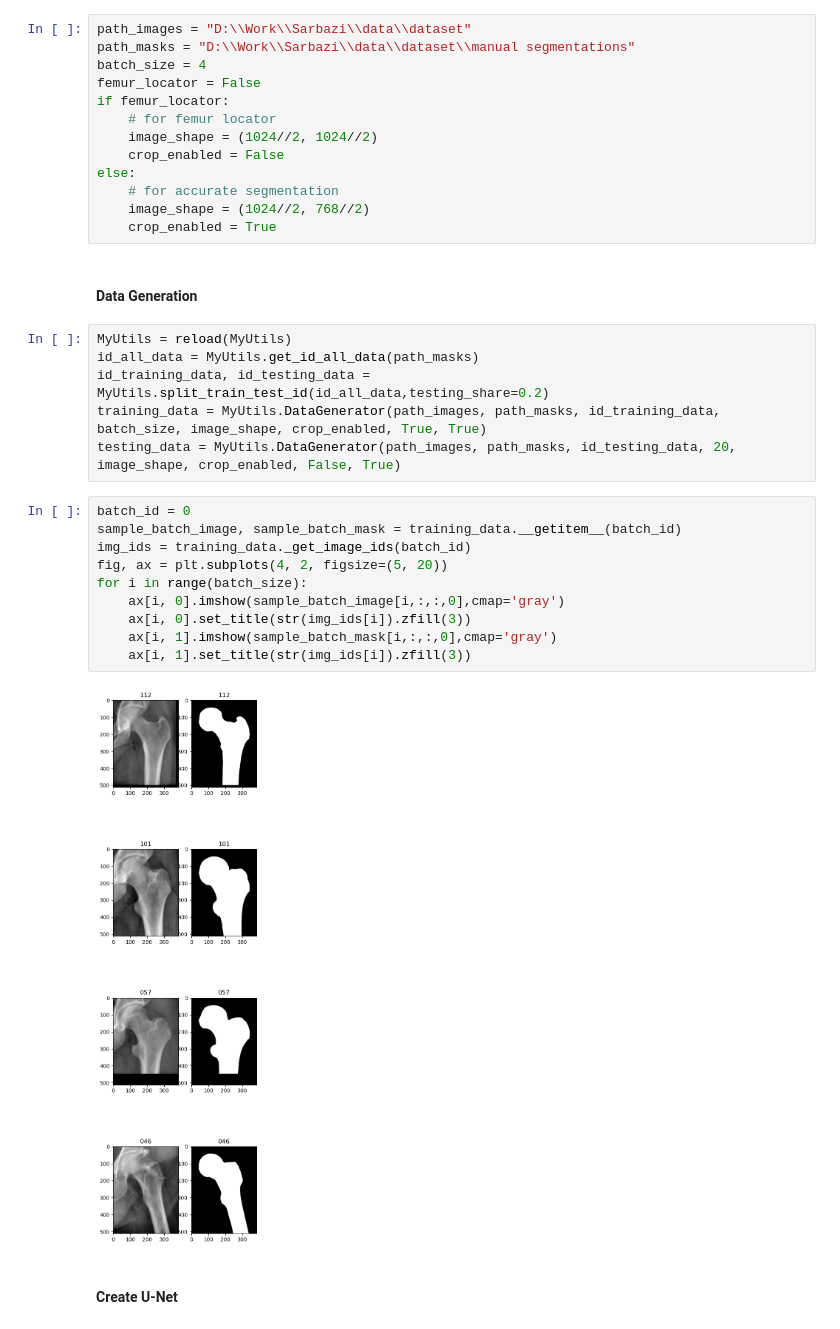
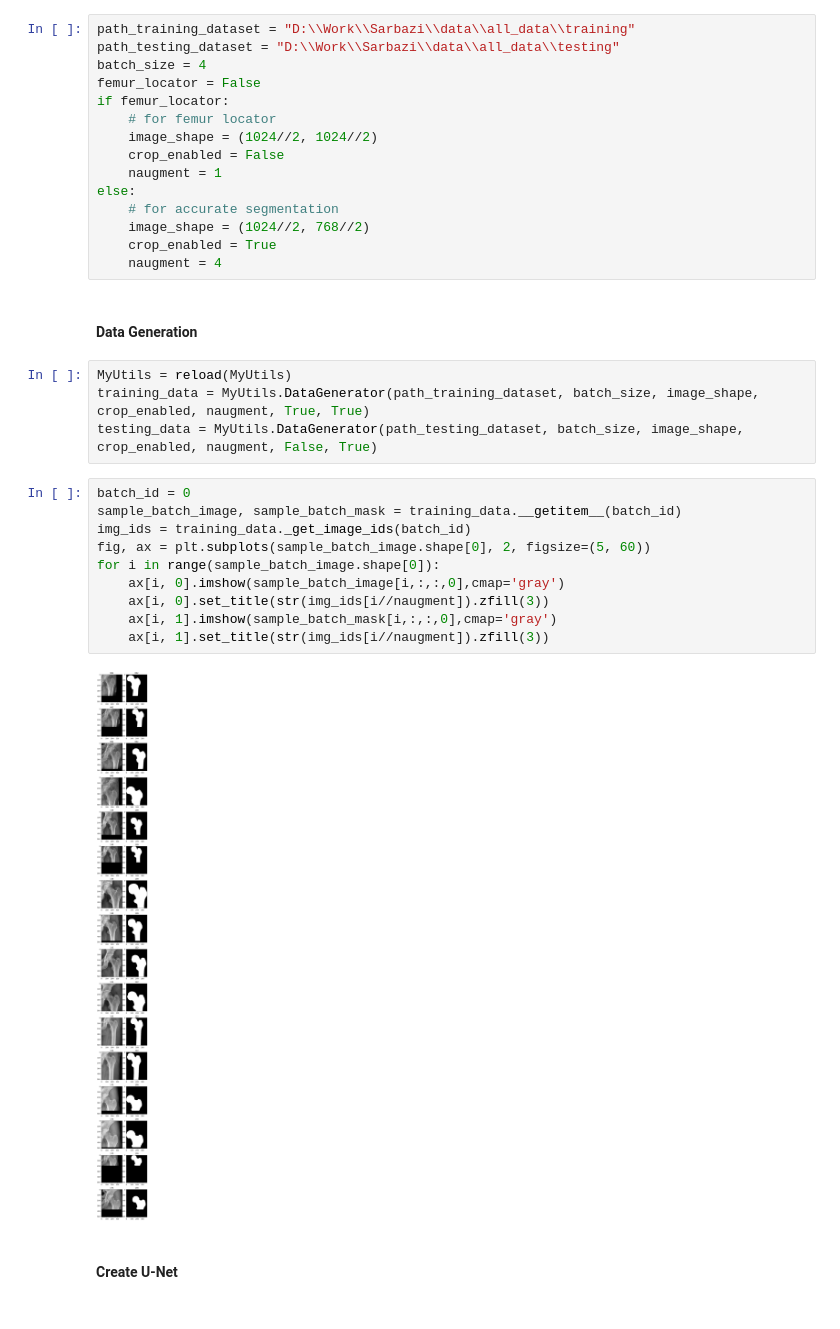
Before and after one commit to hmralavi/FemurSegmentation, a Jupyter notebook: Main_accurate.ipynb, the cells around one changed output. Drawn from its saved outputs; the diff is of its cells as text.

```diff
--- a/Main_accurate.ipynb
+++ b/Main_accurate.ipynb
@@ -12,38 +12,38 @@ import pickle
 # %% [markdown]
 #### User Input Data
 # %%
-path_images = "D:\\Work\\Sarbazi\\data\\dataset"
-path_masks = "D:\\Work\\Sarbazi\\data\\dataset\\manual segmentations"
+path_training_dataset = "D:\\Work\\Sarbazi\\data\\all_data\\training"
+path_testing_dataset = "D:\\Work\\Sarbazi\\data\\all_data\\testing"
 batch_size = 4
 femur_locator = False
 if femur_locator:
     # for femur locator
     image_shape = (1024//2, 1024//2)
     crop_enabled = False
+    naugment = 1
 else:
     # for accurate segmentation
     image_shape = (1024//2, 768//2)
     crop_enabled = True
+    naugment = 4
 # %% [markdown]
 #### Data Generation
 # %%
 MyUtils = reload(MyUtils)
-id_all_data = MyUtils.get_id_all_data(path_masks)
-id_training_data, id_testing_data = MyUtils.split_train_test_id(id_all_data,testing_share=0.2)
-training_data = MyUtils.DataGenerator(path_images, path_masks, id_training_data, batch_size, image_shape, crop_enabled, True, True)
-testing_data = MyUtils.DataGenerator(path_images, path_masks, id_testing_data, 20, image_shape, crop_enabled, False, True)
+training_data = MyUtils.DataGenerator(path_training_dataset, batch_size, image_shape, crop_enabled, naugment, True, True)
+testing_data = MyUtils.DataGenerator(path_testing_dataset, batch_size, image_shape, crop_enabled, naugment, False, True)
 # %%
 batch_id = 0
 sample_batch_image, sample_batch_mask = training_data.__getitem__(batch_id)
 img_ids = training_data._get_image_ids(batch_id)
-fig, ax = plt.subplots(4, 2, figsize=(5, 20))
-for i in range(batch_size):
+fig, ax = plt.subplots(sample_batch_image.shape[0], 2, figsize=(5, 60))
+for i in range(sample_batch_image.shape[0]):
     ax[i, 0].imshow(sample_batch_image[i,:,:,0],cmap='gray')
-    ax[i, 0].set_title(str(img_ids[i]).zfill(3))
+    ax[i, 0].set_title(str(img_ids[i//naugment]).zfill(3))
     ax[i, 1].imshow(sample_batch_mask[i,:,:,0],cmap='gray')
-    ax[i, 1].set_title(str(img_ids[i]).zfill(3))
+    ax[i, 1].set_title(str(img_ids[i//naugment]).zfill(3))
 # %% [output]
-[figure, old version]
+[figure, new version]
 # %% [markdown]
 #### Create U-Net
 # %%
```
Also changed, not shown: parts of 4 cells of this notebook, 2 other files.
